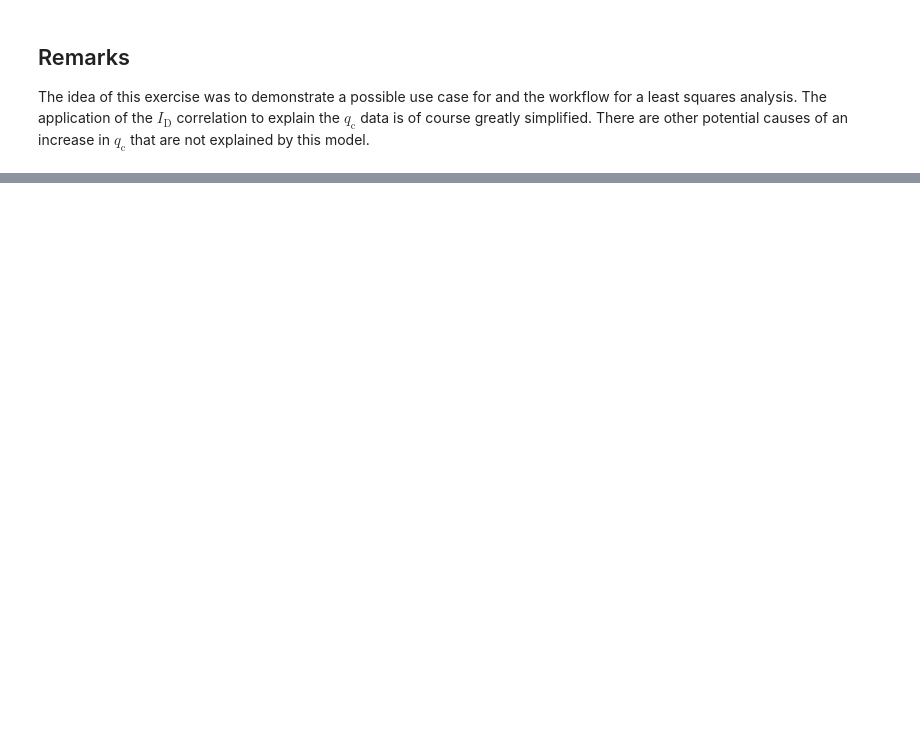
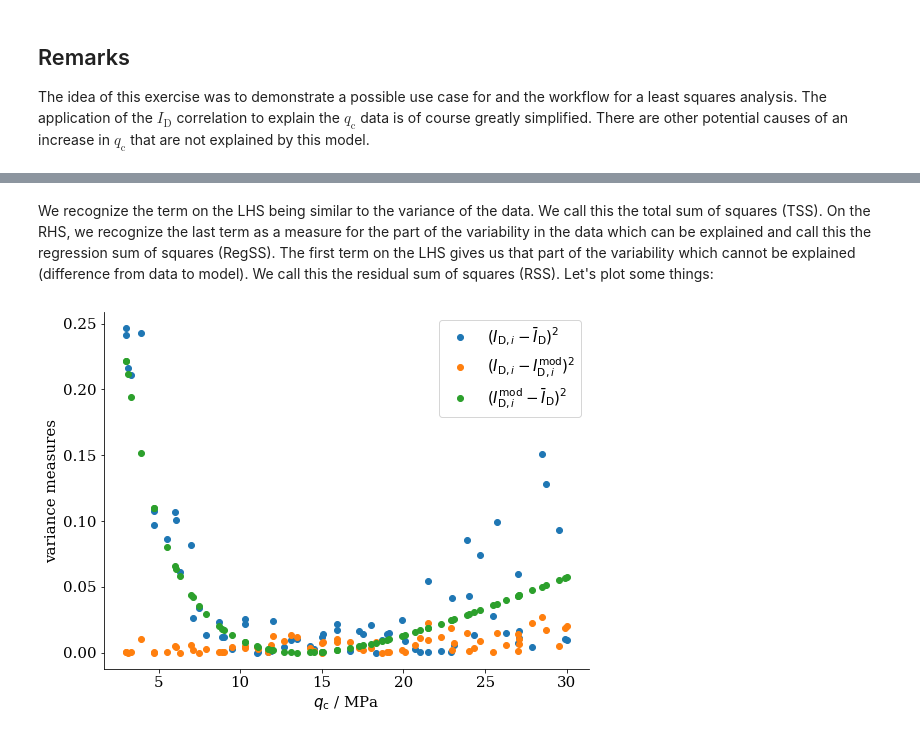
Before and after one commit to nagelt/Numerical_Methods_Introduction, a Jupyter notebook: 05a_CPT_Least_Squares.ipynb, the cells around one changed output, grey strips where cells are left out. Saved outputs shown, nothing was run; the diff lists cells and outputs as text; code cells hidden in the pictures; blank space fills up the shorter version.

```diff
--- a/05a_CPT_Least_Squares.ipynb
+++ b/05a_CPT_Least_Squares.ipynb
@@ -235,0 +242,8 @@ The idea of this exercise was to demonstrate a possible use case for and the wor
+# %% [markdown]
+We recognize the term on the LHS being similar to the variance of the data. We call this the total sum of squares (TSS). On the RHS, we recognize the last term as a measure for the part of the variability in
+the data which can be explained and call this the regression sum of squares (RegSS). The first term on the LHS gives us that part of the variability which cannot be explained (difference from data to model). We call this the residual sum of squares (RSS). Let's plot some things:
+# %%
+#%run plot_functions/CPT_plots.ipynb
+plot_basic_stats(qc_ID, ID)
+# %% [output]
+[figure, added]
```
Also changed, not shown: parts of 26 cells of this notebook, 2 other files.
